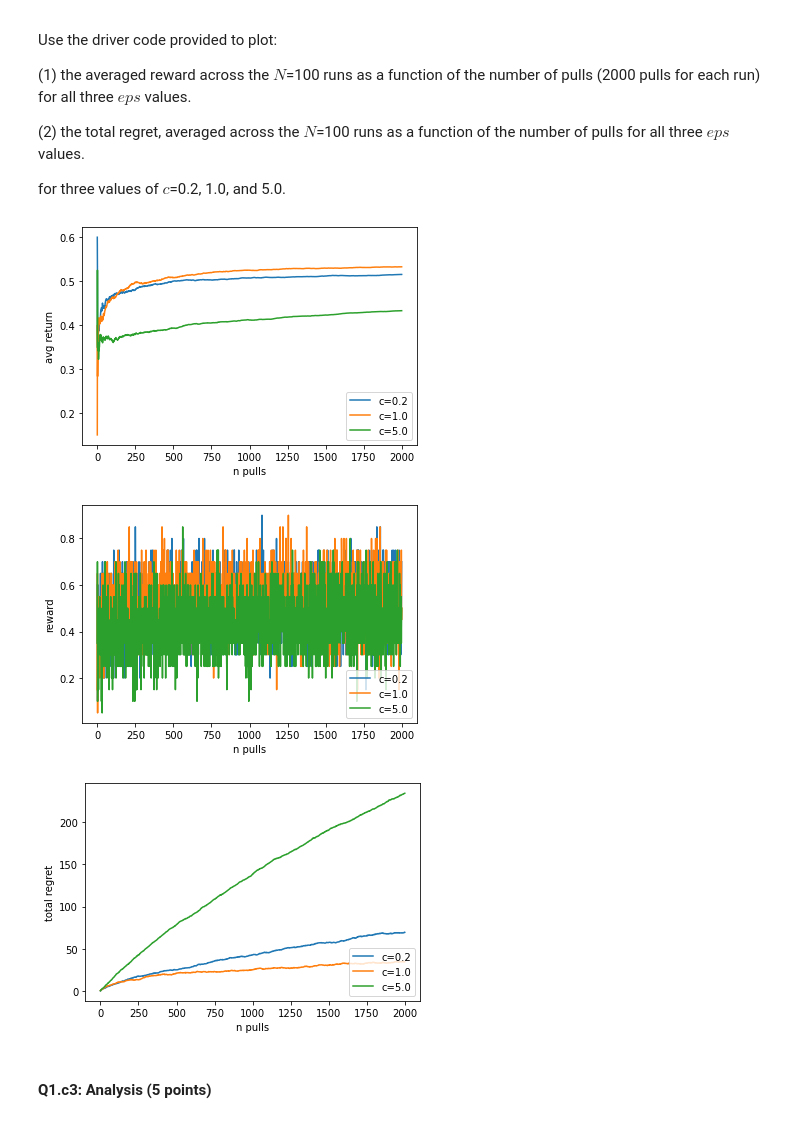
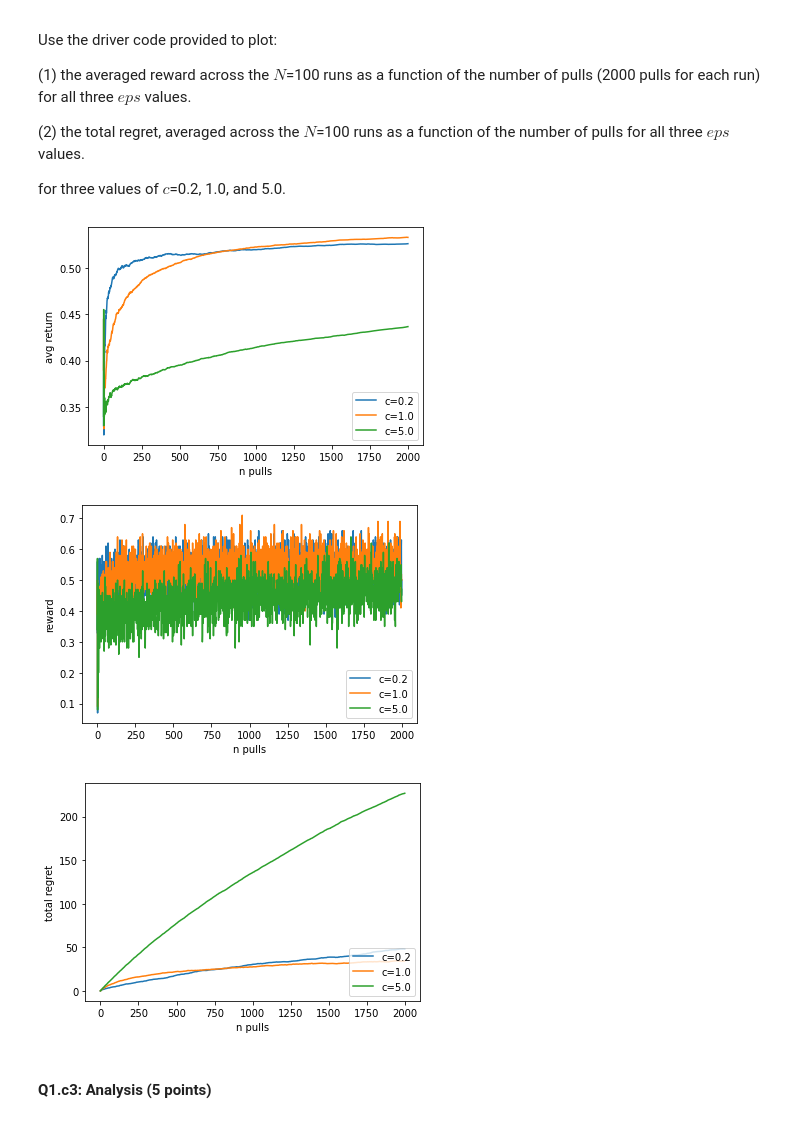
Before and after one commit to LatentDream/reinforcement-learning-intro, a Jupyter notebook: Assignment_1/main.ipynb, the cells around one changed output. Cells and saved outputs as stored; diff of their text form; code cells hidden in the pictures.

```diff
--- a/Assignment_1/main.ipynb
+++ b/Assignment_1/main.ipynb
@@ -138,19 +138,19 @@ def eps_greedy(
 
   for t in range(bandit.n_pulls):
     # ----------------------------------------------
-    bandit_idx = -1
+    arm_idx = -1
 
     if np.random.uniform() >= eps:
         # * Exploite the best one so far
         curr_opt_ctr = np.max(ctr_estimated)
-        bandit_idx = ctr_estimated.index(curr_opt_ctr)
+        arm_idx = ctr_estimated.index(curr_opt_ctr)
     else:
         # * Explore a random one
-        random_bandit = choice(ctr_estimated)
-        bandit_idx = ctr_estimated.index(random_bandit)
+        random_arm = choice(ctr_estimated)
+        arm_idx = ctr_estimated.index(random_arm)
 
     # Display an ads and check if there's a click
-    did_click = bandit.pull(bandit_idx)
+    did_click = bandit.pull(arm_idx)
 
     # Save the info
     rew_record.append(did_click)
@@ -158,9 +158,9 @@ def eps_greedy(
     avg_ret_record.append(ret/(t+1))
 
     # Update the CTR estimate
-    ctr_estimate = bandit.ctr(bandit_idx)
-    ctr[bandit_idx].append(ctr_estimate)
-    ctr_estimated[bandit_idx] = ctr_estimate
+    ctr_estimate = bandit.ctr(arm_idx)
+    ctr[arm_idx].append(ctr_estimate)
+    ctr_estimated[arm_idx] = ctr_estimate
 
     curr_reg = (t+1) * opt_ctr - ret
     tot_reg_record.append(curr_reg)
@@ -197,7 +197,7 @@ plt.figure(2)
 plt.xlabel("n pulls")
 plt.ylabel("total regret")
 
-N = 20
+N = 100
 tot_reg_rec_best = 1e8
 
 for eps in [0.2, 0.05, .0]:
@@ -273,7 +273,7 @@ plt.figure(5)
 plt.xlabel("n pulls")
 plt.ylabel("total regret")
 
-N = 20
+N = 100
 for ctr_init_val in [.0, 1, 100]:
   rew_rec = np.zeros(bandit.n_pulls)
   avg_ret_rec = np.zeros(bandit.n_pulls)
@@ -368,11 +368,11 @@ def ucb(
         curr_ucb_score.append(upper_bound)
 
     # Pull from the bandit with the highest upper bound
-    bandit_idx = np.argmax(curr_ucb_score)
-    did_click = bandit.pull(bandit_idx)
+    arm_idx = np.argmax(curr_ucb_score)
+    did_click = bandit.pull(arm_idx)
 
     # Update the CTR estimate
-    ctr[bandit_idx].append(bandit.ctr(bandit_idx))
+    ctr[arm_idx].append(bandit.ctr(arm_idx))
 
     # Save state
     ret += did_click
@@ -434,7 +434,7 @@ plt.figure(8)
 plt.xlabel("n pulls")
 plt.ylabel("total regret")
 
-N = 20
+N = 100
 tot_reg_rec_best = 1e8
 for c in [.2, 1.0, 5.0]:
   rew_rec = np.zeros(bandit.n_pulls)
@@ -442,36 +442,36 @@ for c in [.2, 1.0, 5.0]:
   tot_reg_rec = np.zeros(bandit.n_pulls)
   for n in range(N):
     rew_rec_n, avg_ret_rec_n, tot_reg_rec_n = ucb(bandit, c)
     rew_rec += np.array(rew_rec_n)
     avg_ret_rec += np.array(avg_ret_rec_n)
     tot_reg_rec += np.array(tot_reg_rec_n)
 
   # take the mean
   rew_rec /= N
   avg_ret_rec /= N
   tot_reg_rec /= N
 
   plt.figure(6)
   plt.plot(avg_ret_rec, label="c={}".format(c))
   plt.legend(loc="lower right")
 
   plt.figure(7)
   plt.plot(rew_rec, label="c={}".format(c))
   plt.legend(loc="lower right")
 
   plt.figure(8)
   plt.plot(tot_reg_rec, label="c={}".format(c))
   plt.legend(loc="lower right")
 
   if tot_reg_rec[-1] < tot_reg_rec_best:
         ucb_dict = {
         'reward':avg_ret_rec,
         'regret_list':tot_reg_rec,}
         tot_reg_rec_best = tot_reg_rec[-1]
 # %% [output]
-[figure, old version]
+[figure, new version]
-[figure, old version]
+[figure, new version]
-[figure, old version]
+[figure, new version]
 # %% [markdown]
 #### Q1.c3: Analysis (5 points)
 # %% [markdown]
```
Also changed, not shown: parts of 10 cells of this notebook.
